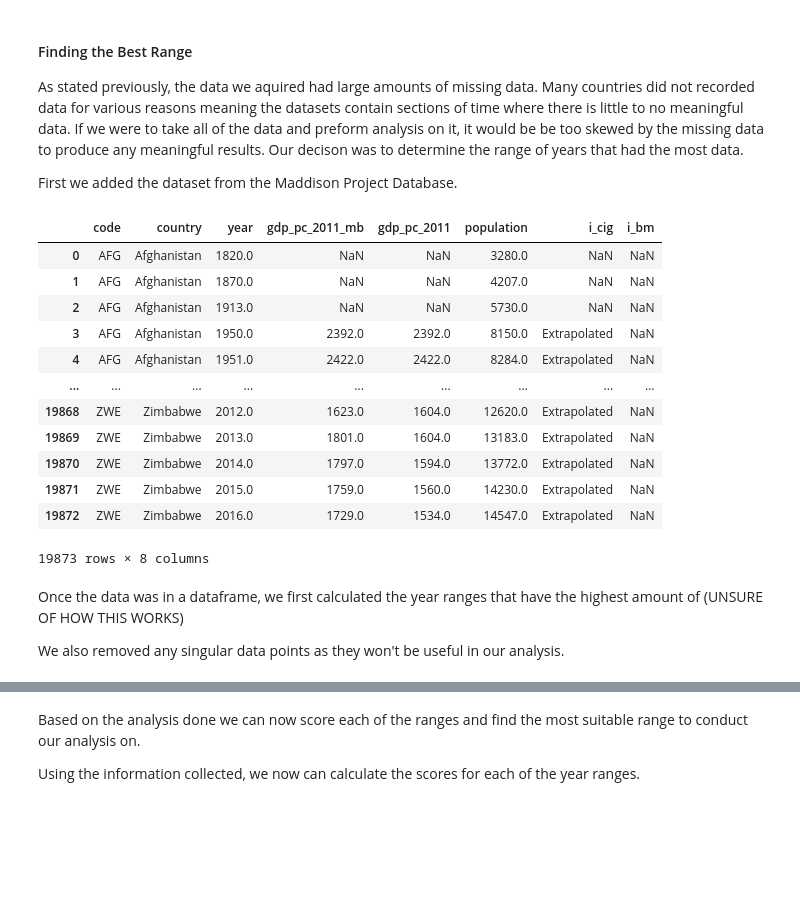
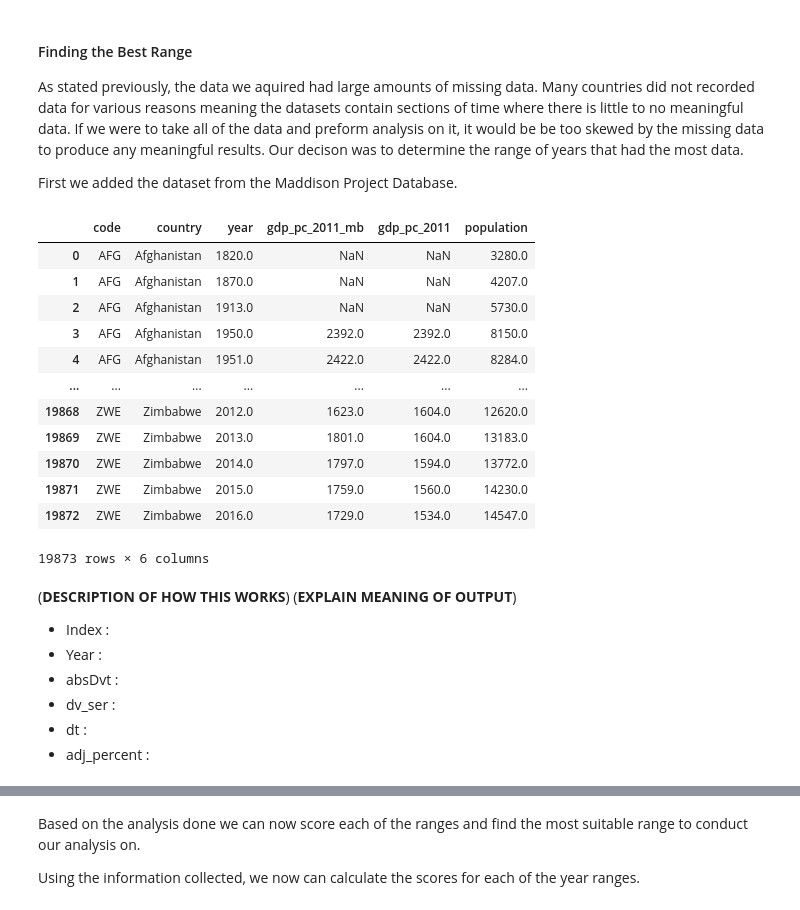
Before and after one commit to evanamay/CMSC320-Final-Project, a Jupyter notebook: tutorial.ipynb, the cells around one changed output, grey strips where cells are left out. Cells and saved outputs as stored; diff of their text form; code cells hidden in the pictures; blank space fills up the shorter version.

```diff
--- a/tutorial.ipynb
+++ b/tutorial.ipynb
@@ -57,28 +60,34 @@ First we added the dataset from the Maddison Project Database.
 # %%
 raw_data = pd.read_stata('Data/mpd2018.dta')
 raw_df = pd.DataFrame(raw_data)
 raw_df = raw_df.rename(columns= {"countrycode" : "code", "pop":"population",
                           "rgdpnapc":"gdp_pc_2011", "cgdppc":"gdp_pc_2011_mb"})
+raw_df = raw_df.drop(columns=['i_cig', 'i_bm'])
 combined_df = raw_df
 combined_df
 # %% [output]
-|  | code | country | year | gdp_pc_2011_mb | gdp_pc_2011 | population | i_cig | i_bm |
-| 0 | AFG | Afghanistan | 1820.0 | NaN | NaN | 3280.0 | NaN | NaN |
-| 1 | AFG | Afghanistan | 1870.0 | NaN | NaN | 4207.0 | NaN | NaN |
-| 2 | AFG | Afghanistan | 1913.0 | NaN | NaN | 5730.0 | NaN | NaN |
-| 3 | AFG | Afghanistan | 1950.0 | 2392.0 | 2392.0 | 8150.0 | Extrapolated | NaN |
-| 4 | AFG | Afghanistan | 1951.0 | 2422.0 | 2422.0 | 8284.0 | Extrapolated | NaN |
-| ... | ... | ... | ... | ... | ... | ... | ... | ... |
-| 19868 | ZWE | Zimbabwe | 2012.0 | 1623.0 | 1604.0 | 12620.0 | Extrapolated | NaN |
-| 19869 | ZWE | Zimbabwe | 2013.0 | 1801.0 | 1604.0 | 13183.0 | Extrapolated | NaN |
-| 19870 | ZWE | Zimbabwe | 2014.0 | 1797.0 | 1594.0 | 13772.0 | Extrapolated | NaN |
-| 19871 | ZWE | Zimbabwe | 2015.0 | 1759.0 | 1560.0 | 14230.0 | Extrapolated | NaN |
-| 19872 | ZWE | Zimbabwe | 2016.0 | 1729.0 | 1534.0 | 14547.0 | Extrapolated | NaN |
+|  | code | country | year | gdp_pc_2011_mb | gdp_pc_2011 | population |
+| 0 | AFG | Afghanistan | 1820.0 | NaN | NaN | 3280.0 |
+| 1 | AFG | Afghanistan | 1870.0 | NaN | NaN | 4207.0 |
+| 2 | AFG | Afghanistan | 1913.0 | NaN | NaN | 5730.0 |
+| 3 | AFG | Afghanistan | 1950.0 | 2392.0 | 2392.0 | 8150.0 |
+| 4 | AFG | Afghanistan | 1951.0 | 2422.0 | 2422.0 | 8284.0 |
+| ... | ... | ... | ... | ... | ... | ... |
+| 19868 | ZWE | Zimbabwe | 2012.0 | 1623.0 | 1604.0 | 12620.0 |
+| 19869 | ZWE | Zimbabwe | 2013.0 | 1801.0 | 1604.0 | 13183.0 |
+| 19870 | ZWE | Zimbabwe | 2014.0 | 1797.0 | 1594.0 | 13772.0 |
+| 19871 | ZWE | Zimbabwe | 2015.0 | 1759.0 | 1560.0 | 14230.0 |
+| 19872 | ZWE | Zimbabwe | 2016.0 | 1729.0 | 1534.0 | 14547.0 |
-19873 rows × 8 columns
+19873 rows × 6 columns
-# %% [markdown]
-Once the data was in a dataframe, we first calculated the year ranges that have the highest amount of  (UNSURE OF HOW THIS WORKS)
-
-We also removed any singular data points as they won't be useful in our analysis.
+# %% [markdown]
+(**DESCRIPTION OF HOW THIS WORKS**)
+(**EXPLAIN MEANING OF OUTPUT**)
+* Index :
+* Year :
+* absDvt :
+* dv_ser :
+* dt :
+* adj_percent :
 # %%
 codes_arr = []
 
```
Also changed, not shown: parts of 27 cells of this notebook, 1 other file.
